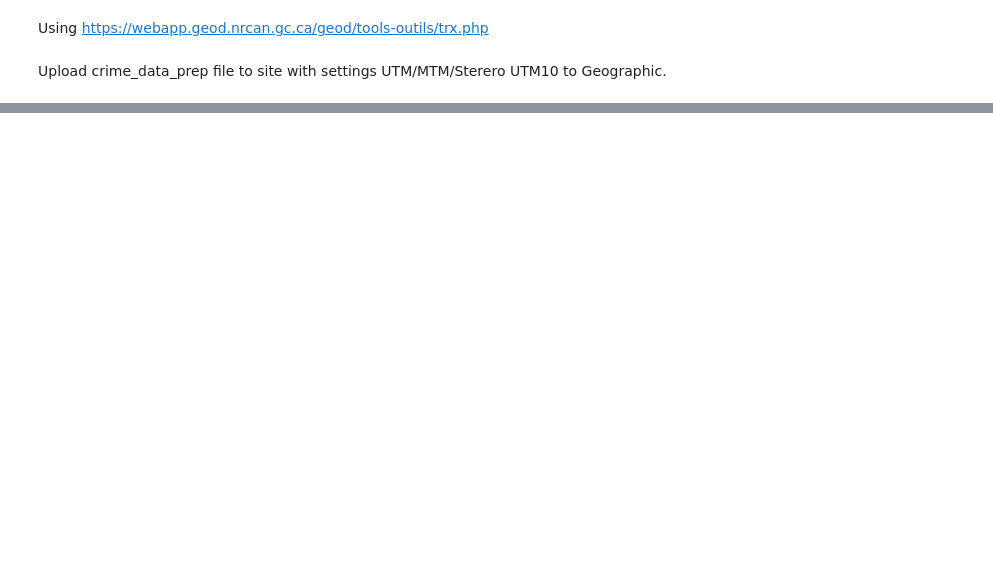
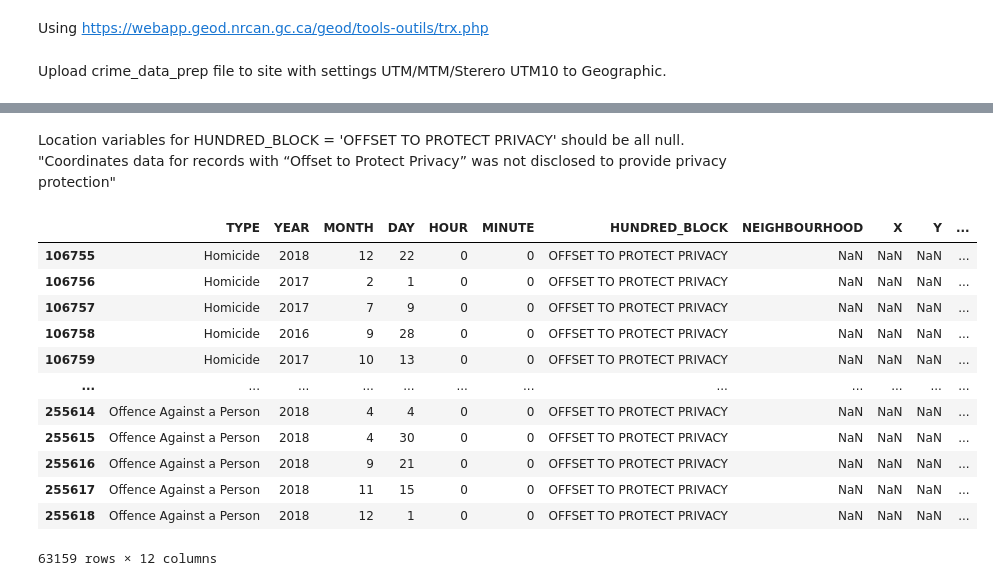
Before and after one commit to Quang-Vinh/Crime-Data-Mart, a Jupyter notebook: 2 - Data Staging/Crime Preprocessing.ipynb, the cells around one changed output, grey strips where cells are left out. Saved outputs shown, nothing was run; the diff lists cells and outputs as text; code cells hidden in the pictures; blank space fills up the shorter version.

```diff
--- a/2 - Data Staging/Crime Preprocessing.ipynb
+++ b/2 - Data Staging/Crime Preprocessing.ipynb
@@ -2,0 +1,9 @@ import pandas as pd
+# %%
+import pandas as pd
+pd.options.display.max_rows = 100
+
+from datetime import datetime
+
+# Display all outputs
+from IPython.core.interactiveshell import InteractiveShell
+InteractiveShell.ast_node_interactivity = "all"
@@ -31,0 +180,3 @@ vancouver_crimes.to_csv(vancouver_data_path + 'crime_data.csv', index = False)
+# %%
+# Load saved data
+vancouver_crimes = pd.read_csv(vancouver_data_path + 'crime_data.csv')
@@ -31,0 +205,22 @@ vancouver_crimes.to_csv(vancouver_data_path + 'crime_data.csv', index = False)
+# %% [markdown]
+Location variables for HUNDRED_BLOCK = 'OFFSET TO PROTECT PRIVACY' should be all null.
+"Coordinates data for records with “Offset to Protect Privacy” was not disclosed to provide privacy protection"
+# %%
+# Ensure privacy protected is null
+vancouver_crimes.loc[vancouver_crimes['HUNDRED_BLOCK'] == 'OFFSET TO PROTECT PRIVACY', ['X', 'Y', 'Latitude', 'Longitude'] ] = [None, None, None, None]
+# %%
+vancouver_crimes.query("HUNDRED_BLOCK == 'OFFSET TO PROTECT PRIVACY'")
+# %% [output]
+|  | TYPE | YEAR | MONTH | DAY | HOUR | MINUTE | HUNDRED_BLOCK | NEIGHBOURHOOD | X | Y | ... |
+| 106755 | Homicide | 2018 | 12 | 22 | 0 | 0 | OFFSET TO PROTECT PRIVACY | NaN | NaN | NaN | ... |
+| 106756 | Homicide | 2017 | 2 | 1 | 0 | 0 | OFFSET TO PROTECT PRIVACY | NaN | NaN | NaN | ... |
+| 106757 | Homicide | 2017 | 7 | 9 | 0 | 0 | OFFSET TO PROTECT PRIVACY | NaN | NaN | NaN | ... |
+| 106758 | Homicide | 2016 | 9 | 28 | 0 | 0 | OFFSET TO PROTECT PRIVACY | NaN | NaN | NaN | ... |
+| 106759 | Homicide | 2017 | 10 | 13 | 0 | 0 | OFFSET TO PROTECT PRIVACY | NaN | NaN | NaN | ... |
+| ... | ... | ... | ... | ... | ... | ... | ... | ... | ... | ... | ... |
+| 255614 | Offence Against a Person | 2018 | 4 | 4 | 0 | 0 | OFFSET TO PROTECT PRIVACY | NaN | NaN | NaN | ... |
+| 255615 | Offence Against a Person | 2018 | 4 | 30 | 0 | 0 | OFFSET TO PROTECT PRIVACY | NaN | NaN | NaN | ... |
+| 255616 | Offence Against a Person | 2018 | 9 | 21 | 0 | 0 | OFFSET TO PROTECT PRIVACY | NaN | NaN | NaN | ... |
+| 255617 | Offence Against a Person | 2018 | 11 | 15 | 0 | 0 | OFFSET TO PROTECT PRIVACY | NaN | NaN | NaN | ... |
+| 255618 | Offence Against a Person | 2018 | 12 | 1 | 0 | 0 | OFFSET TO PROTECT PRIVACY | NaN | NaN | NaN | ... |
+63159 rows × 12 columns
```
Also changed, not shown: parts of 24 cells of this notebook.
